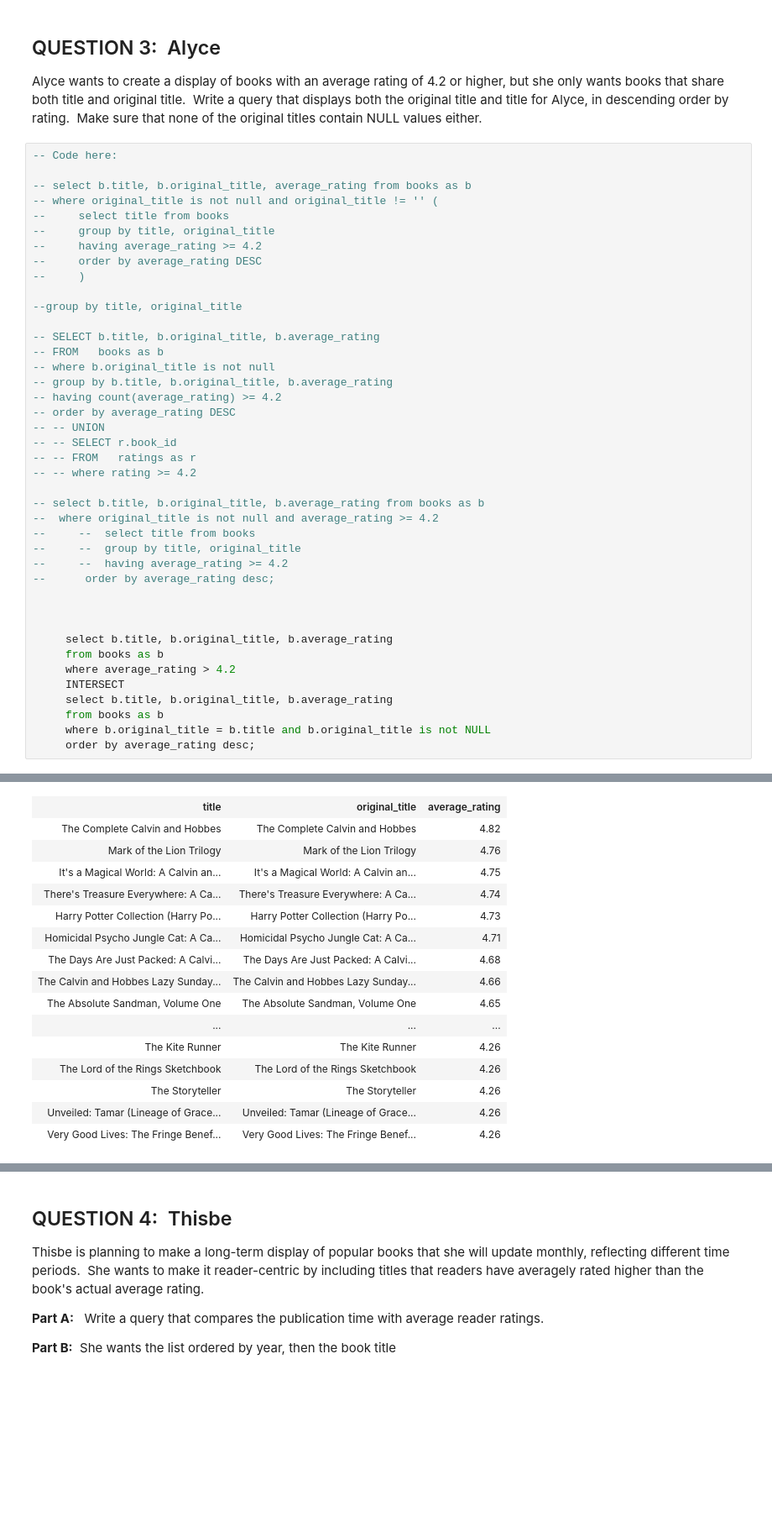
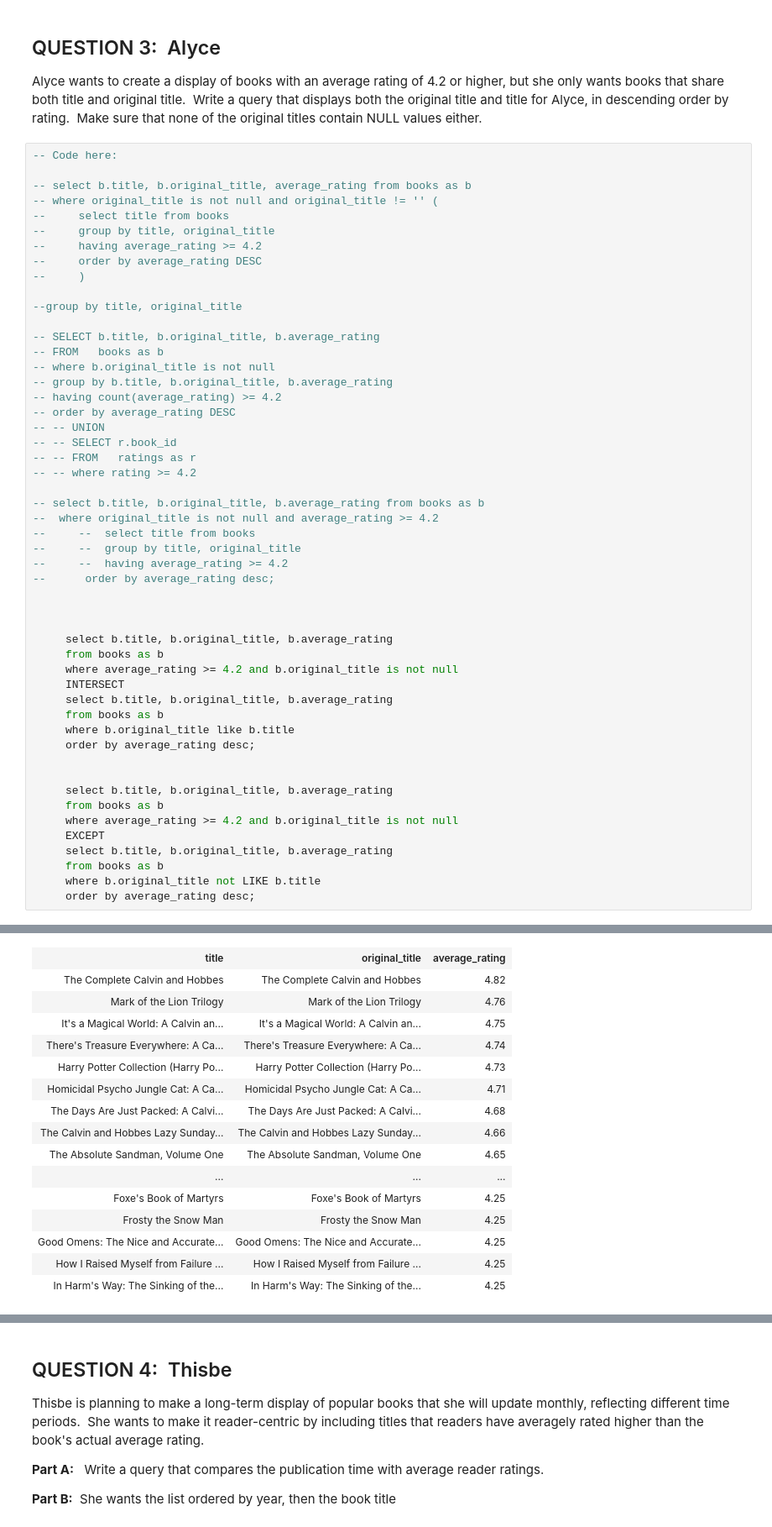
Before and after one commit to chandralekhamurugan/SQL-Part-4-Studio, a Jupyter notebook: Notebook-0.ipynb, the cells around one changed output, grey strips where cells are left out. Shown at 84% size. Drawn from its saved outputs; the diff is of its cells as text; blank space fills up the shorter version.

```diff
--- a/Notebook-0.ipynb
+++ b/Notebook-0.ipynb
@@ -110,10 +110,20 @@ Alyce wants to create a display of books with an average rating of 4.2 or higher
 
      select b.title, b.original_title, b.average_rating
      from books as b
-     where average_rating > 4.2
+     where average_rating >= 4.2 and b.original_title is not null
      INTERSECT
      select b.title, b.original_title, b.average_rating
      from books as b
-     where b.original_title = b.title and b.original_title is not NULL
+     where b.original_title like b.title
      order by average_rating desc;
+
+
+     select b.title, b.original_title, b.average_rating
+     from books as b
+     where average_rating >= 4.2 and b.original_title is not null
+     EXCEPT
+     select b.title, b.original_title, b.average_rating
+     from books as b
+     where b.original_title not LIKE b.title
+     order by average_rating desc;
 # %% [output]
@@ -122,16 +133,16 @@ Total execution time: 00:00:00.254
 | title | original_title | average_rating |
 | The Complete Calvin and Hobbes | The Complete Calvin and Hobbes | 4.82 |
 | Mark of the Lion Trilogy | Mark of the Lion Trilogy | 4.76 |
 | It's a Magical World: A Calvin an... | It's a Magical World: A Calvin an... | 4.75 |
 | There's Treasure Everywhere: A Ca... | There's Treasure Everywhere: A Ca... | 4.74 |
 | Harry Potter Collection (Harry Po... | Harry Potter Collection (Harry Po... | 4.73 |
 | Homicidal Psycho Jungle Cat: A Ca... | Homicidal Psycho Jungle Cat: A Ca... | 4.71 |
 | The Days Are Just Packed: A Calvi... | The Days Are Just Packed: A Calvi... | 4.68 |
 | The Calvin and Hobbes Lazy Sunday... | The Calvin and Hobbes Lazy Sunday... | 4.66 |
 | The Absolute Sandman, Volume One | The Absolute Sandman, Volume One | 4.65 |
 | ... | ... | ... |
-| The Kite Runner | The Kite Runner | 4.26 |
-| The Lord of the Rings Sketchbook | The Lord of the Rings Sketchbook | 4.26 |
-| The Storyteller | The Storyteller | 4.26 |
-| Unveiled: Tamar (Lineage of Grace... | Unveiled: Tamar (Lineage of Grace... | 4.26 |
-| Very Good Lives: The Fringe Benef... | Very Good Lives: The Fringe Benef... | 4.26 |
+| Foxe's Book of Martyrs | Foxe's Book of Martyrs | 4.25 |
+| Frosty the Snow Man | Frosty the Snow Man | 4.25 |
+| Good Omens: The Nice and Accurate... | Good Omens: The Nice and Accurate... | 4.25 |
+| How I Raised Myself from Failure ... | How I Raised Myself from Failure ... | 4.25 |
+| In Harm's Way: The Sinking of the... | In Harm's Way: The Sinking of the... | 4.25 |
```
Also changed, not shown: parts of 1 cell of this notebook.
